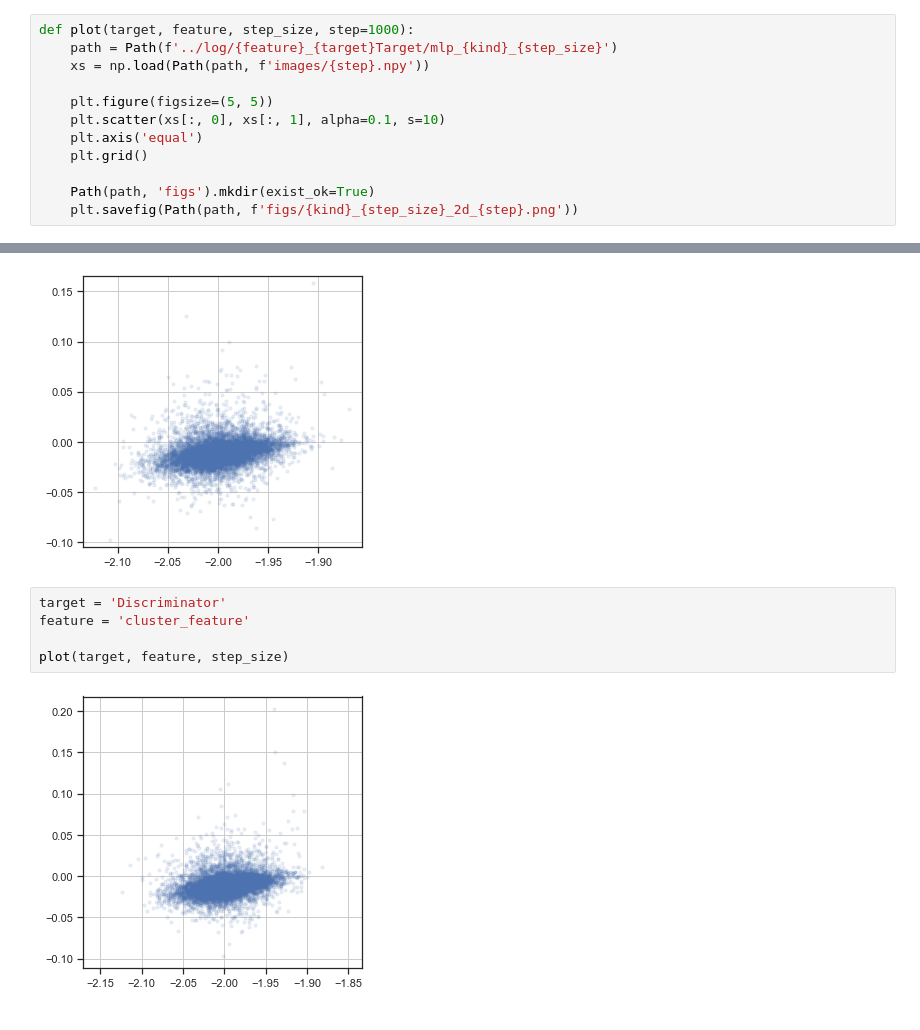
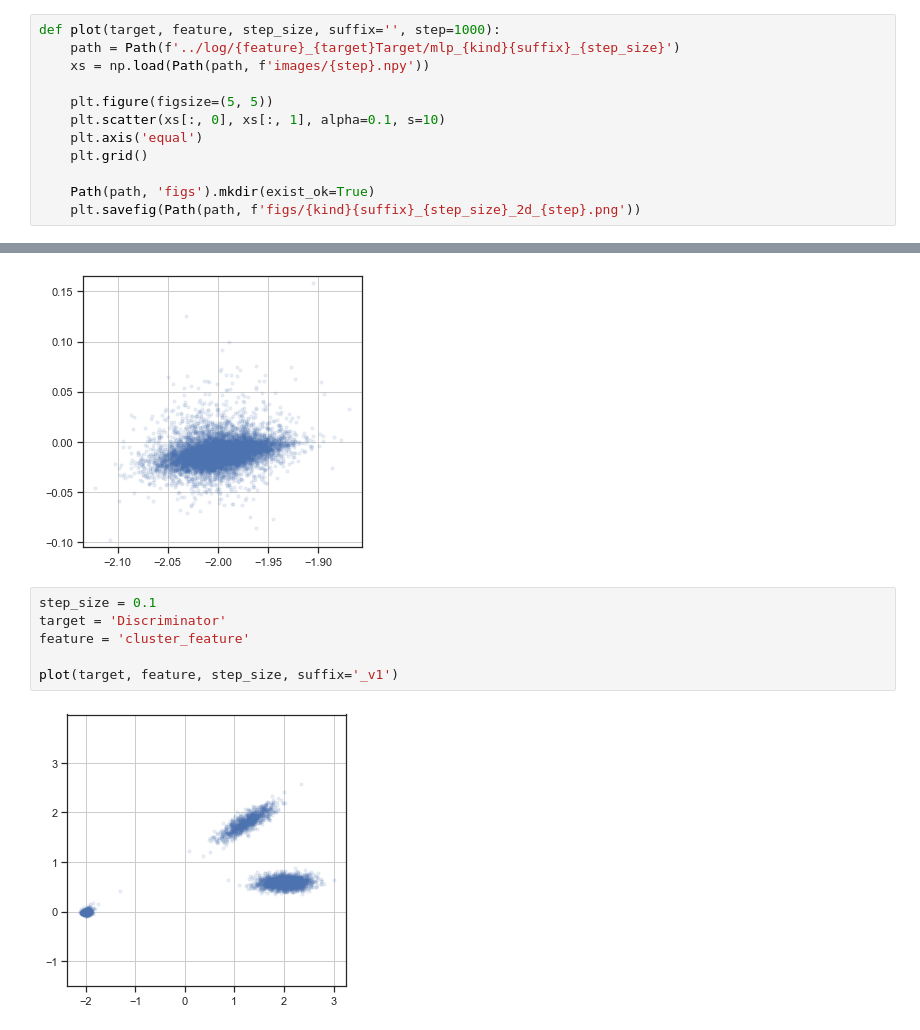
Before and after one commit to sverdoot/maxent-gan, a Jupyter notebook: notebooks/gaussians_ring.ipynb, the cells around one changed output, grey strips where cells are left out. Cells and saved outputs as stored; diff of their text form.

```diff
--- a/notebooks/gaussians_ring.ipynb
+++ b/notebooks/gaussians_ring.ipynb
@@ -39,6 +43,6 @@ tensor([2.0247, 0.0031])
 # %%
-def plot(target, feature, step_size, step=1000):
-    path = Path(f'../log/{feature}_{target}Target/mlp_{kind}_{step_size}')
+def plot(target, feature, step_size, suffix='', step=1000):
+    path = Path(f'../log/{feature}_{target}Target/mlp_{kind}{suffix}_{step_size}')
     xs = np.load(Path(path, f'images/{step}.npy'))
 
     plt.figure(figsize=(5, 5))
@@ -47,7 +51,7 @@ def plot(target, feature, step_size, step=1000):
     plt.grid()
 
     Path(path, 'figs').mkdir(exist_ok=True)
-    plt.savefig(Path(path, f'figs/{kind}_{step_size}_2d_{step}.png'))
+    plt.savefig(Path(path, f'figs/{kind}{suffix}_{step_size}_2d_{step}.png'))
 # %%
 step_size = 0.001
 # %%
@@ -65,9 +69,10 @@ plot(target, feature, step_size)
 # %% [output]
 [figure]
 # %%
+step_size = 0.1
 target = 'Discriminator'
 feature = 'cluster_feature'
 
-plot(target, feature, step_size)
+plot(target, feature, step_size, suffix='_v1')
 # %% [output]
-[figure, old version]
+[figure, new version]
```
Also changed, not shown: parts of 14 cells of this notebook, 6 other files.
